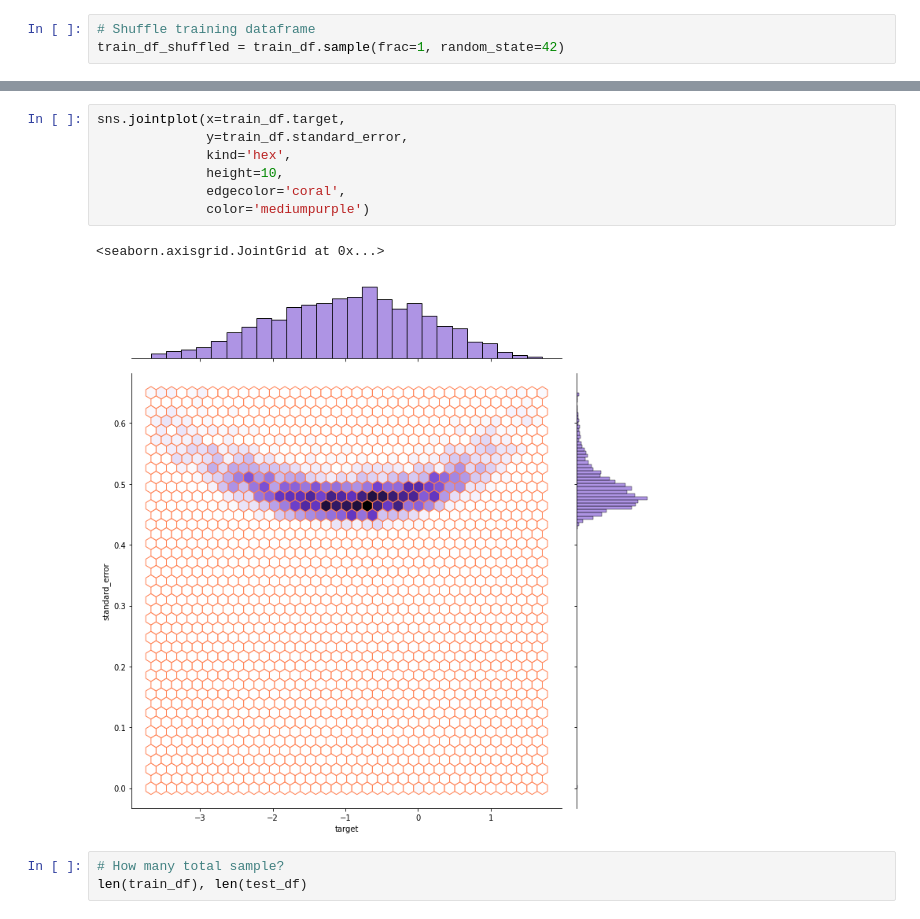
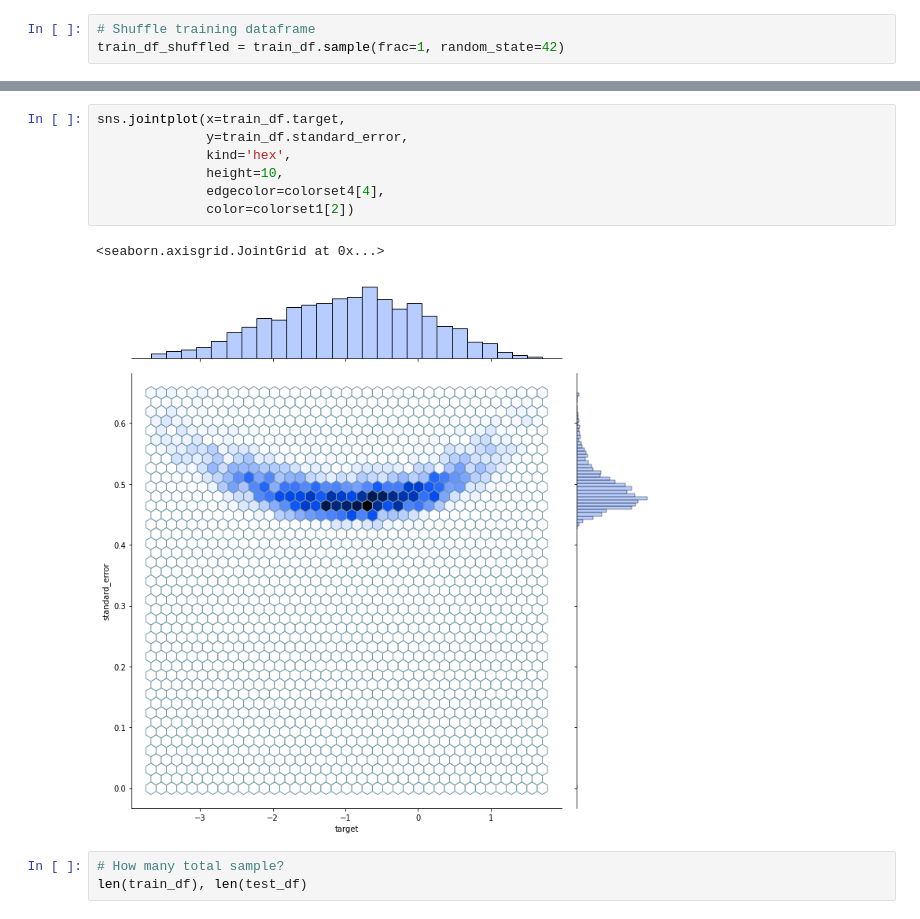
Before and after one commit to truongthuanr/transfer, a Jupyter notebook: CommonLit_Idea.ipynb, the cells around one changed output, grey strips where cells are left out. Cells and saved outputs as stored; diff of their text form.

```diff
--- a/CommonLit_Idea.ipynb
+++ b/CommonLit_Idea.ipynb
@@ -115,13 +105,13 @@ axes[1].annotate('mean', xy=(0.49, 6), xytext=(0.57, 6),
 # %%
 sns.jointplot(x=train_df.target,
               y=train_df.standard_error,
               kind='hex',
               height=10,
-              edgecolor='coral',
-              color='mediumpurple')
+              edgecolor=colorset4[4],
+              color=colorset1[2])
 # %% [output]
 <seaborn.axisgrid.JointGrid at 0x...>
-[figure, old version]
+[figure, new version]
 # %%
 # How many total sample?
 len(train_df), len(test_df)
```
Also changed, not shown: parts of 20 cells of this notebook.
